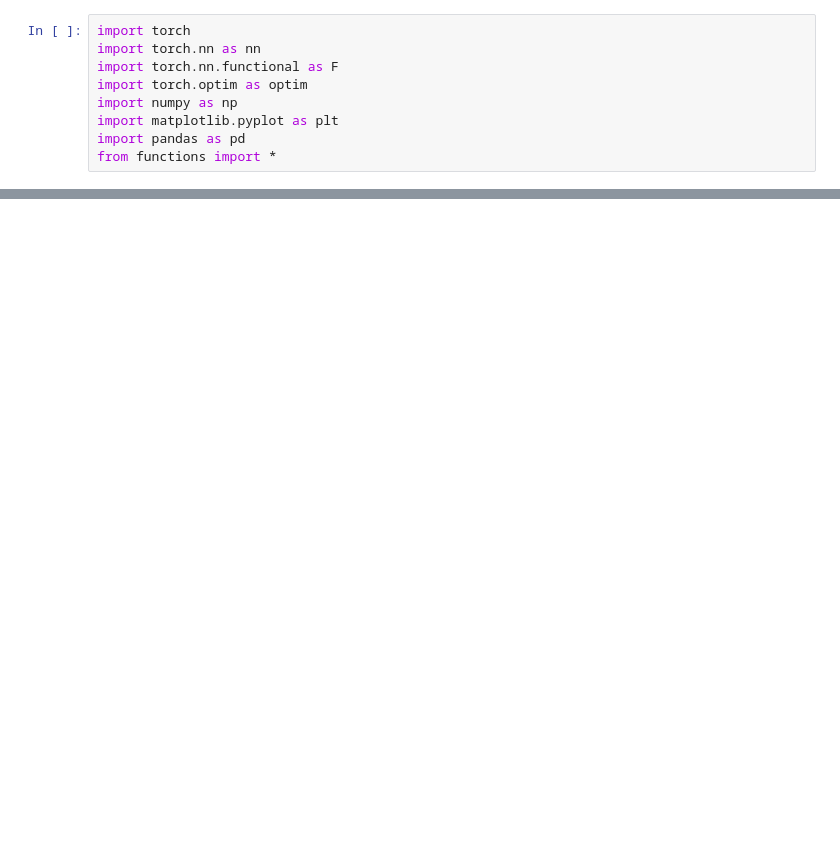
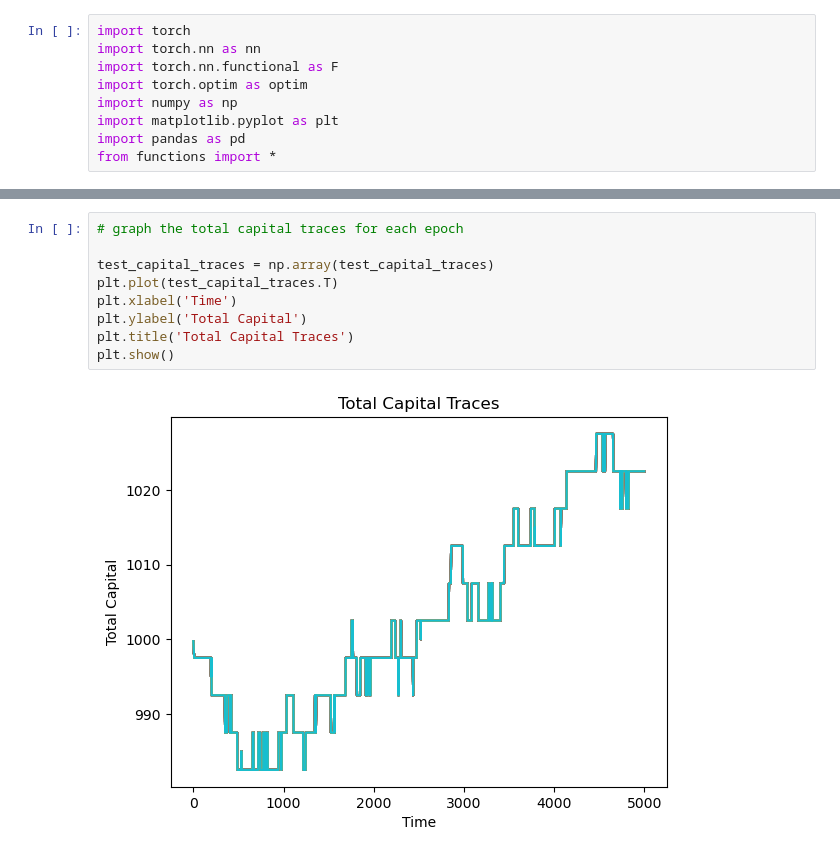
Before and after one commit to Zhou-spec/Futures-Trading, a Jupyter notebook: NN_for_factor.ipynb, the cells around one changed output, grey strips where cells are left out. Drawn from its saved outputs; the diff is of its cells as text; blank space fills up the shorter version.

```diff
--- a/NN_for_factor.ipynb
+++ b/NN_for_factor.ipynb
@@ -115,0 +191,11 @@ for index, row in test_data.iterrows():
+# %%
+# graph the total capital traces for each epoch
+
+test_capital_traces = np.array(test_capital_traces)
+plt.plot(test_capital_traces.T)
+plt.xlabel('Time')
+plt.ylabel('Total Capital')
+plt.title('Total Capital Traces')
+plt.show()
+# %% [output]
+[figure, added]
```
Also changed, not shown: parts of 6 cells of this notebook.
